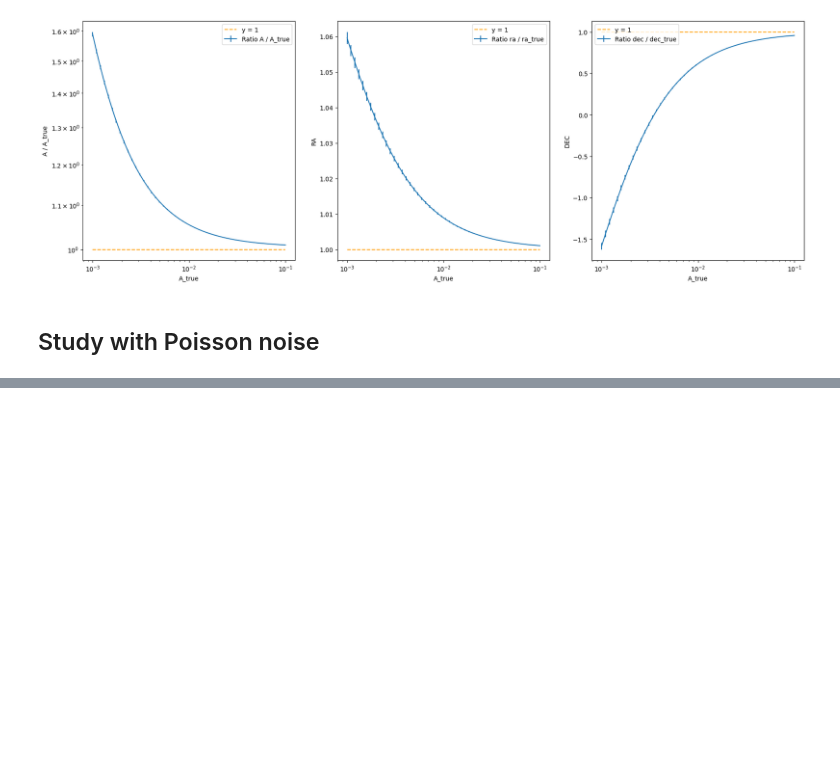
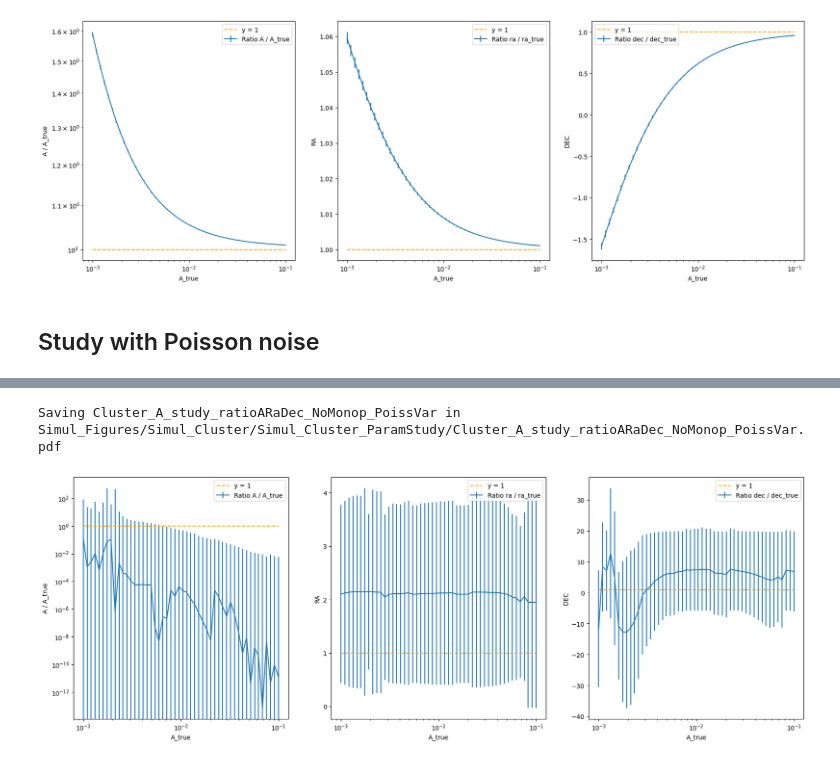
Before and after one commit to johannct/M2_Stage_Code, a Jupyter notebook: Simulation/A_Study_Cluster.ipynb, the cells around one changed output, grey strips where cells are left out. Saved outputs shown, nothing was run; the diff lists cells and outputs as text; code cells hidden in the pictures; blank space fills up the shorter version.

Commit message:
Création d'un module generators pour générer plus facilement les simulations. Etude du cas density field déduit de la count en présence de clsutering pour une count avec poisson.

```diff
--- a/Simulation/A_Study_Cluster.ipynb
+++ b/Simulation/A_Study_Cluster.ipynb
@@ -367,0 +305,5 @@ Saving Cluster_A_study_ratioARaDec_withN1e6_PoissVar in Simul_Figures/Simul_Clus
+# %%
+dfMinuit_data4_dens = Table(data4['A_STUDY_densField'].read())
+mask = dfMinuit_data4_dens["N*_fixed"] == True
+dfMinuit_filtered4_densMonopFixed = dfMinuit_data4_dens[mask]
+dfMinuit_filtered4_densMonopFixed
@@ -367,0 +330,11 @@ Saving Cluster_A_study_ratioARaDec_withN1e6_PoissVar in Simul_Figures/Simul_Clus
+# %%
+fig, ax = plt.subplots(1, 3, figsize=(3*7,7))
+compareFit_ratio(dfMinuit_filtered4_densMonopFixed, "A", "A", nsigma=1, figax=(fig, ax[0]), yscale='log', surface=False)
+compareFit_ratio(dfMinuit_filtered4_densMonopFixed, "A", "ra", ylabel="RA", nsigma=5, figax=(fig, ax[1]), surface=False)
+compareFit_ratio(dfMinuit_filtered4_densMonopFixed, "A", "dec", ylabel="DEC", nsigma=5, figax=(fig, ax[2]), surface=False)
+
+sufix = "Cluster_A_study_ratioARaDec_NoMonop_PoissVar"
+get_savefig(plt, output_path, sufix)
+# %% [output]
+Saving Cluster_A_study_ratioARaDec_NoMonop_PoissVar in Simul_Figures/Simul_Cluster/Simul_Cluster_ParamStudy/Cluster_A_study_ratioARaDec_NoMonop_PoissVar.pdf
+[figure, added]
```
Also changed, not shown: parts of 13 cells of this notebook, 6 other files.
